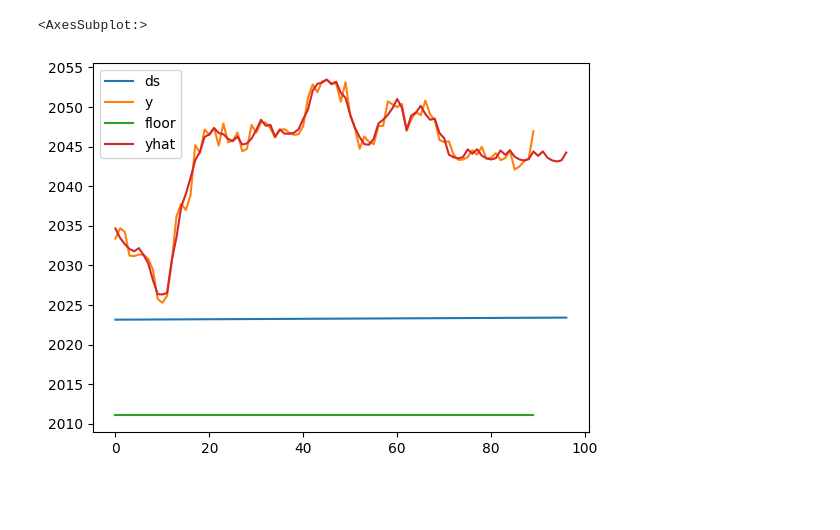
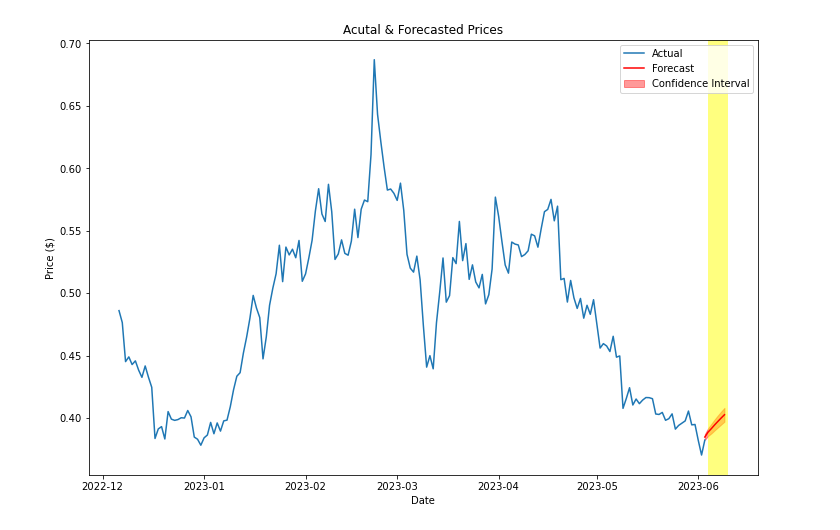
Before and after one commit to hyunhp/cryptocurrency, a Jupyter notebook: eda/forecasting.ipynb, the cells around one changed output. Drawn from its saved outputs; the diff is of its cells as text; code cells hidden in the pictures; blank space fills up the shorter version.

Commit message:
CREATE FORECAST

```diff
--- a/eda/forecasting.ipynb
+++ b/eda/forecasting.ipynb
@@ -94,5 +14,57 @@ FINISHED......
-# %%
-save_df.plot()
-# %% [output]
-<AxesSubplot:>
-[figure, removed]
+# %%
+import pandas as pd
+import matplotlib.pyplot as plt
+from statsmodels.tsa.arima.model import ARIMA
+
+df = pd.read_csv('../1inch-usd-max.csv')
+total_df = df.iloc[-180:].copy()
+
+# Set the date column as the index
+total_df['snapped_at'] = pd.to_datetime(total_df['snapped_at'])
+total_df.set_index('snapped_at', inplace=True)
+total_df.sort_index(inplace=True)
+
+# Fit the ARIMA model
+model = ARIMA(total_df['price'], order=(2, 0, 2))  # Set the order of the AR, I, and MA components
+model_fit = model.fit()
+
+# Forecast 7 days future prices
+forecast = model_fit.get_forecast(steps=7)
+forecast_values = forecast.predicted_mean
+conf_int = forecast.conf_int(alpha=0.9)  # Decrease alpha for a narrower interval (e.g., alpha=0.01)
+
+# Calculate percentage change from the last day in df to predicted values for 1 to 7 days
+last_day_price = total_df['price'].iloc[-1]
+percentage_change = (forecast_values / last_day_price - 1) * 100
+
+# Create a new index for the forecasted values
+forecast_index = pd.date_range(start=total_df.index[-1], periods=7, freq='D')
+forecast_values = forecast_values.tolist()
+
+plt.figure(figsize=(12, 8))
+plt.plot(total_df.index, total_df['price'], label='Actual')
+plt.plot(forecast_index, forecast_values, label='Forecast', color='red')
+
+for i in range(1, len(forecast_index)):
+    plt.axvspan(forecast_index[i], forecast_index[i] + pd.Timedelta(days=1), facecolor='yellow', alpha=0.5)
+
+lower_bound = conf_int['lower price'].tolist()
+upper_bound = conf_int['upper price'].tolist()
+plt.fill_between(forecast_index, lower_bound, upper_bound, color='red', alpha=0.4, label='Confidence Interval')
+
+plt.xlabel('Date')
+plt.ylabel('Price ($)')
+plt.title('Acutal & Forecasted Prices')
+plt.legend(loc='upper right')
+plt.show()
+
+# Create a dataframe with predicted values and percentage change
+forecast_df = pd.DataFrame({
+    'Base Date': total_df.index[-1],
+    'Date': forecast_index + pd.Timedelta(days=1),
+    'Base Price': [total_df['price'].iloc[-1]] * 7,
+    'Forecast': forecast_values,
+    'Percentage Change': percentage_change
+}).reset_index(drop=True)
+# %% [output]
+[figure, added]
```
Also changed, not shown: parts of 8 cells of this notebook, 4 other files.
